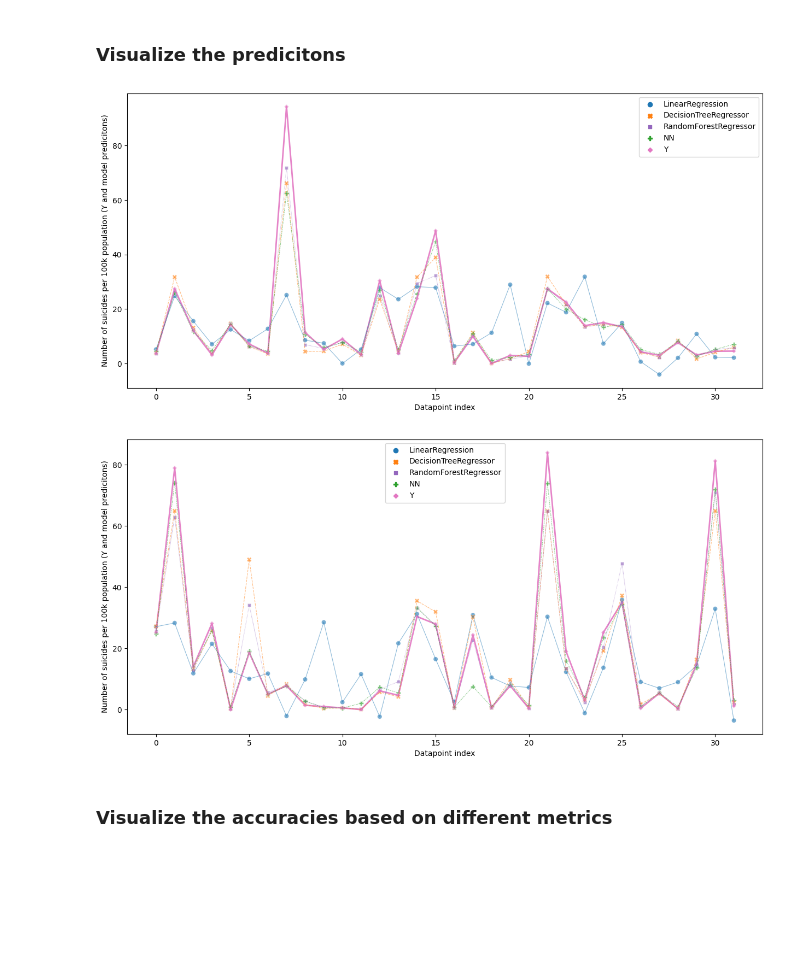
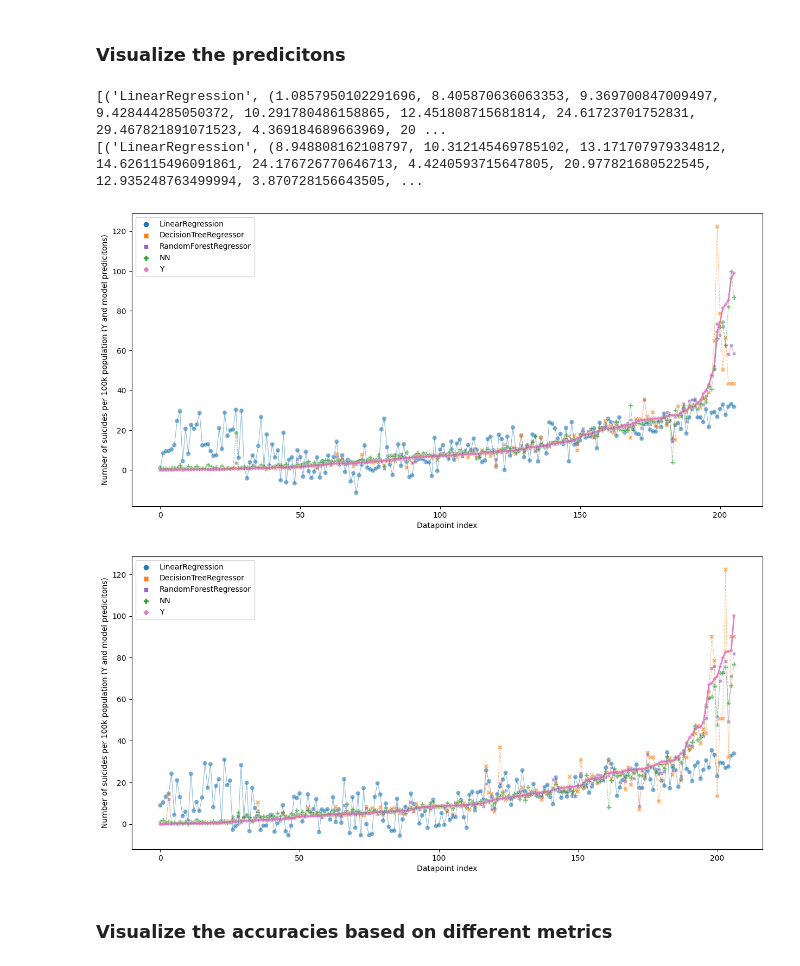
Before and after one commit to MarcelRosier/bdp_project, a Jupyter notebook: mental_health/model_analysis_showcase.ipynb, the cells around one changed output. Drawn from its saved outputs; the diff is of its cells as text; code cells hidden in the pictures; blank space fills up the shorter version.

Commit message:
- added sorting for predict vis - fixed typo

```diff
--- a/mental_health/model_analysis_showcase.ipynb
+++ b/mental_health/model_analysis_showcase.ipynb
@@ -81,11 +81,13 @@ NN: 1.6705576362586756
 # %% [markdown]
 ### Visualize the predicitons
 # %%
-model_analysis.visualize_predictions(split="val",palette=ModelAnalysis.PALETTE)
-model_analysis.visualize_predictions(sample_range=(100,132), split='val',palette=ModelAnalysis.PALETTE)
+model_analysis.visualize_predictions(sample_range=(0,300),split="val",palette=ModelAnalysis.PALETTE, sort=True)
+model_analysis.visualize_predictions(sample_range=(0,300), split='test',palette=ModelAnalysis.PALETTE, sort=True)
 # %% [output]
+[('LinearRegression', (1.0857950102291696, 8.405870636063353, 9.369700847009497, 9.428444285050372, 10.291780486158865, 12.451808715681814, 24.61723701752831, 29.467821891071523, 4.369184689663969, 20 ...
+[('LinearRegression', (8.948808162108797, 10.312145469785102, 13.171707979334812, 14.626115496091861, 24.176726770646713, 4.4240593715647805, 20.977821680522545, 12.935248763499994, 3.870728156643505, ...
-[figure, old version]
+[figure, new version]
-[figure, old version]
+[figure, new version]
 # %% [markdown]
 ### Visualize the accuracies based on different metrics
 # %%
```
Also changed, not shown: parts of 3 cells of this notebook, 1 other file.
